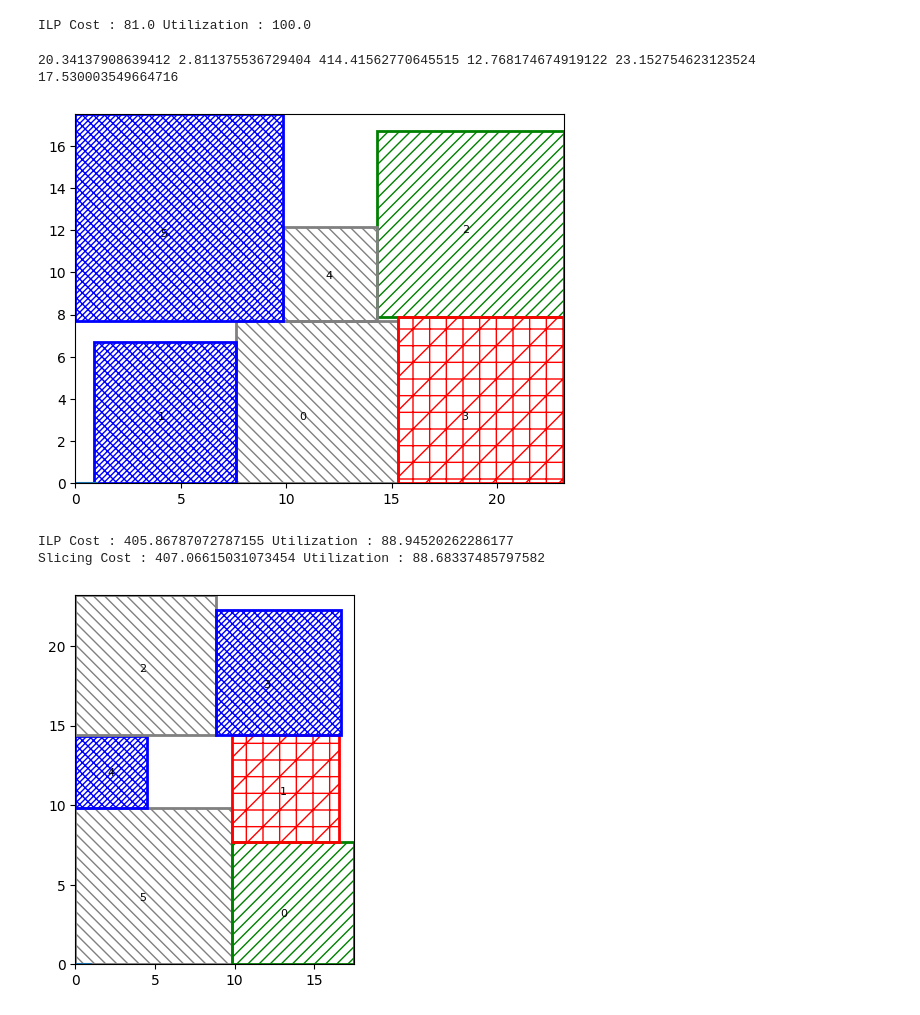
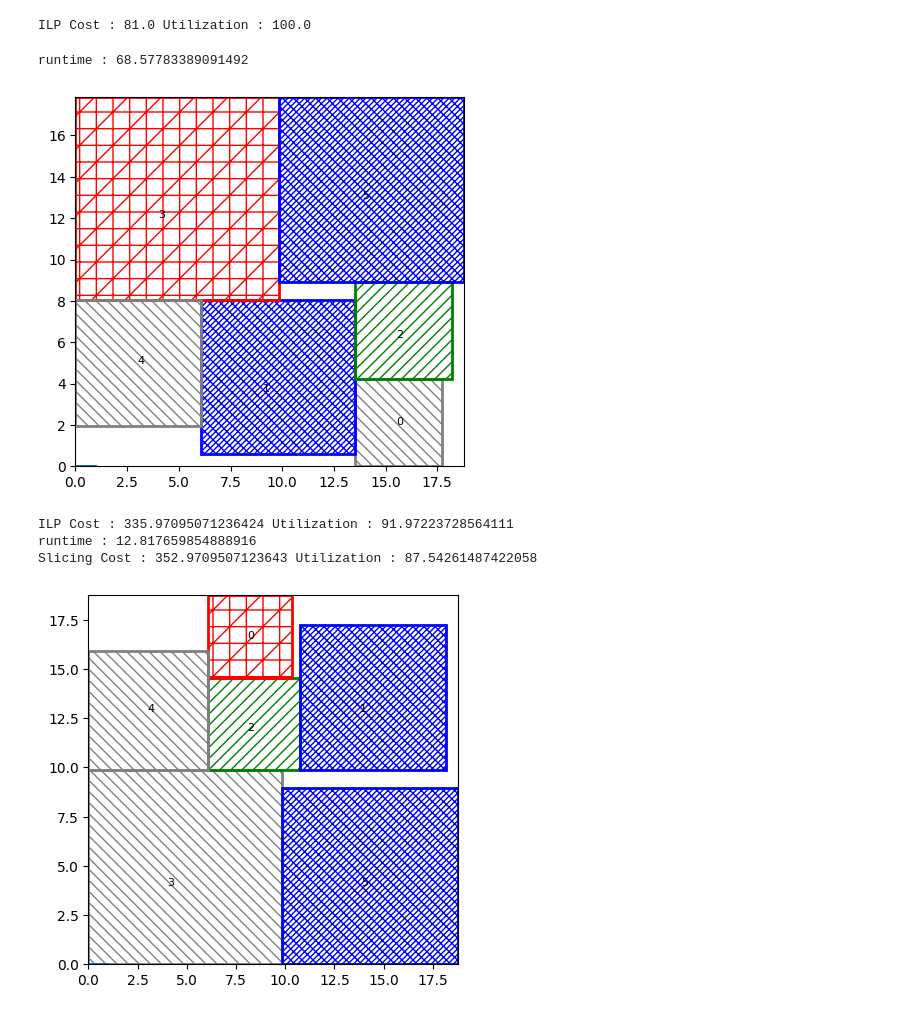
Before and after one commit to srini229/EE5333_tutorials, a Jupyter notebook: fp/Floorplanning.ipynb, the cells around one changed output. Cells and saved outputs as stored; diff of their text form; code cells hidden in the pictures.

```diff
--- a/fp/Floorplanning.ipynb
+++ b/fp/Floorplanning.ipynb
@@ -348,21 +348,27 @@ print("ILP Cost :", sol[2], "Utilization :", sumarea * 100./sol[2])
 ILP Cost : 81.0 Utilization : 100.0
 # %%
 m = [Module(str(i), random.randint(10,100), [1.]) for i in range(6)]
+import time
+t = time.time()
 sol = ilp_floorplan(m)
-plot(sol[0])
+print("runtime :", time.time() - t)
 sumarea = sum([i._area for i in m])
 print("ILP Cost :", sol[2], "Utilization :", sumarea * 100./sol[2])
+plot(sol[0])
 F = [m[0]]
 for i in range(1, len(m)):
   F.append(m[i])
   F.append('V')
+t = time.time()
 Fmin, Cmin = sa(1, 500, 1000, 0.99, F, costEval, accept, perturb, False)
+print("runtime :", time.time() - t)
 sumarea = sum([i._area for i in m])
 print("Slicing Cost :", Cmin, "Utilization :", sumarea * 100./Cmin)
 plotSolution(Fmin)
 # %% [output]
-20.34137908639412 2.811375536729404 414.41562770645515 12.768174674919122 23.152754623123524 17.530003549664716
+runtime : 68.57783389091492
-[figure, old version]
+[figure, new version]
-ILP Cost : 405.86787072787155 Utilization : 88.94520262286177
-Slicing Cost : 407.06615031073454 Utilization : 88.68337485797582
+ILP Cost : 335.97095071236424 Utilization : 91.97223728564111
+runtime : 12.817659854888916
+Slicing Cost : 352.9709507123643 Utilization : 87.54261487422058
-[figure, old version]
+[figure, new version]
```
